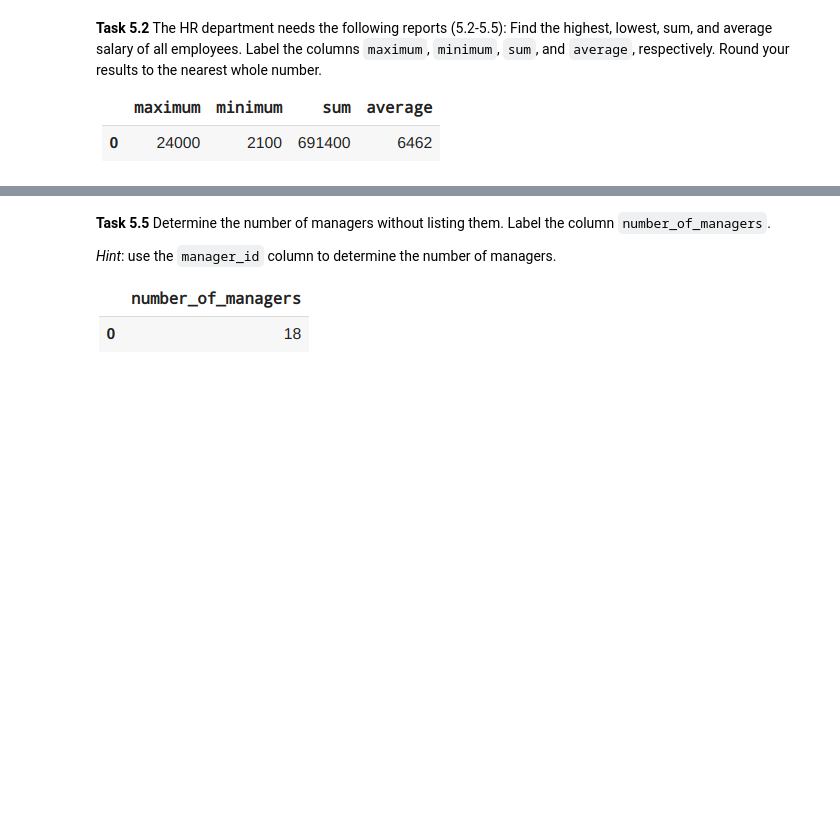
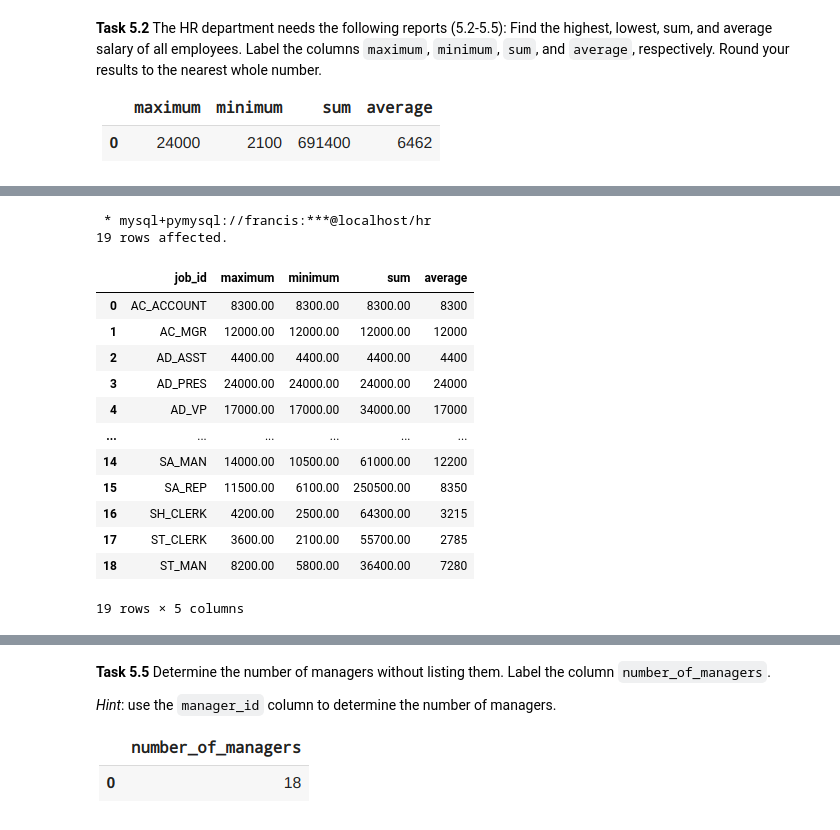
Before and after one commit to Ckodrad/CM3010-Database-Labs, a Jupyter notebook: Labs/MySQL Hand-On Lab.ipynb, the cells around one changed output, grey strips where cells are left out. Cells and saved outputs as stored; diff of their text form; code cells hidden in the pictures; blank space fills up the shorter version.

```diff
--- a/Labs/MySQL Hand-On Lab.ipynb
+++ b/Labs/MySQL Hand-On Lab.ipynb
@@ -509,3 +521,25 @@ nearest whole number.
+# %%
+%%sql
+# Insert Your Code Here
+SELECT job_id, MAX(salary) AS maximum, MIN(salary) AS minimum, SUM(salary) AS sum, ROUND(AVG(salary)) AS average
+FROM employees
+GROUP BY job_id;
+# %% [output]
+ * mysql+pymysql://francis:***@localhost/hr
+19 rows affected.
+|  | job_id | maximum | minimum | sum | average |
+| 0 | AC_ACCOUNT | 8300.00 | 8300.00 | 8300.00 | 8300 |
+| 1 | AC_MGR | 12000.00 | 12000.00 | 12000.00 | 12000 |
+| 2 | AD_ASST | 4400.00 | 4400.00 | 4400.00 | 4400 |
+| 3 | AD_PRES | 24000.00 | 24000.00 | 24000.00 | 24000 |
+| 4 | AD_VP | 17000.00 | 17000.00 | 34000.00 | 17000 |
+| ... | ... | ... | ... | ... | ... |
+| 14 | SA_MAN | 14000.00 | 10500.00 | 61000.00 | 12200 |
+| 15 | SA_REP | 11500.00 | 6100.00 | 250500.00 | 8350 |
+| 16 | SH_CLERK | 4200.00 | 2500.00 | 64300.00 | 3215 |
+| 17 | ST_CLERK | 3600.00 | 2100.00 | 55700.00 | 2785 |
+| 18 | ST_MAN | 8200.00 | 5800.00 | 36400.00 | 7280 |
+19 rows × 5 columns
 # %% [markdown]
 **Task 5.4** Write a query to display the number of people with the same job.
 
```
Also changed, not shown: parts of 9 cells of this notebook.
